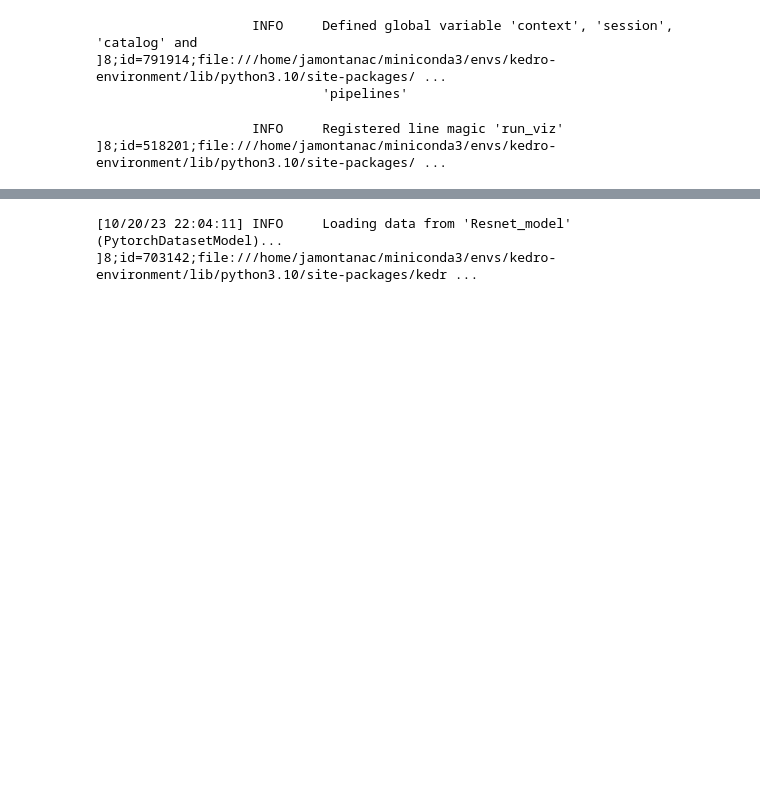
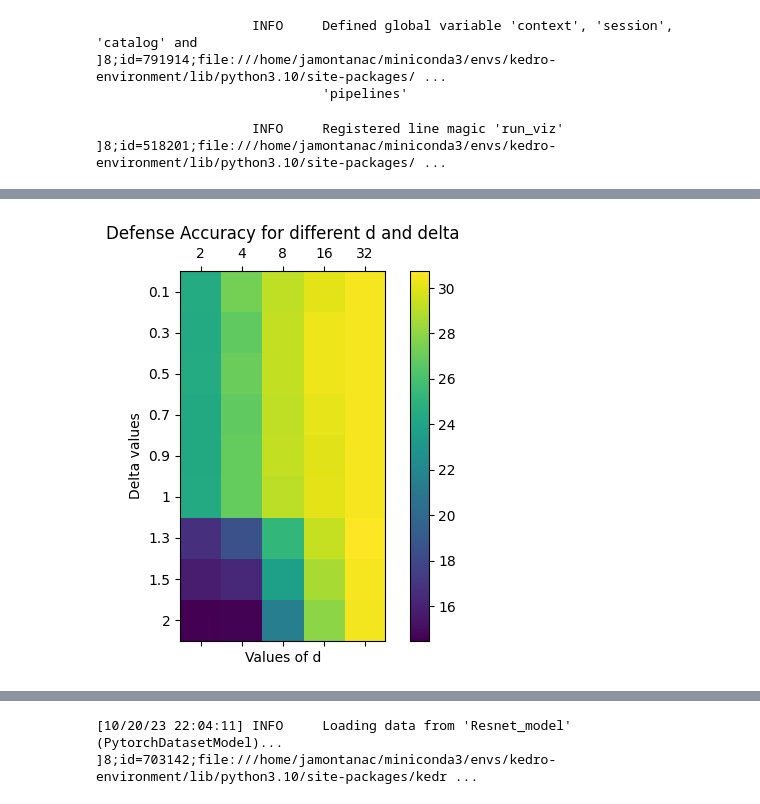
Before and after one commit to jamontanac/Fighting-Illutions, a Jupyter notebook: Fighting-Illutions/notebooks/Generating_defenses.ipynb, the cells around one changed output, grey strips where cells are left out. Drawn from its saved outputs; the diff is of its cells as text; code cells hidden in the pictures; blank space fills up the shorter version.

```diff
--- a/Fighting-Illutions/notebooks/Generating_defenses.ipynb
+++ b/Fighting-Illutions/notebooks/Generating_defenses.ipynb
@@ -177,8 +177,9 @@ for model_ref in models:
     for attack in attacks:
         adver = catalog.load(f'{model_ref}_Adversarial_{attack}@Dataset')
         # Create the dataset
-        transform_fn = ResizePadTransform(ratio=0.9)
-        dataset = AdversarialDataset(adver, transform=transform_fn)
+        # transform_fn = ResizePadTransform(ratio=0.9)
+        transform_fn = DistortTransform(d=4, delta=0.5)
+
         # Create the DataLoader
         batch_size = 512  # or any other desired batch size
         dataloader = DataLoader(dataset, batch_size=batch_size, shuffle=True)
@@ -236,0 +231,55 @@ for model_ref in models:
+# %%
+device = torch.device("cuda" if torch.cuda.is_available() else "cpu")
+# attacks = ["DeepFool", "CarliniL2", "FSGM", "PGD"]
+# models = ['Resnet_model','Regnet_x_model','Regnet_y_model']
+classes = ['airplane', 'automobile', 'bird', 'cat', 'deer', 'dog', 'frog', 'horse', 'ship', 'truck']
+# for model_ref in models:
+model_ref = "Resnet_model"
+attack = "DeepFool"
+model = catalog.load(f"{model_ref}")
+    # for attack in attacks:
+adver = catalog.load(f'{model_ref}_Adversarial_{attack}@Dataset')
+# Create the dataset
+d_values = [2, 4, 8, 16, 32]
+delta_values = [0.1, 0.3, 0.5, 0.7, 0.9, 1, 1.3 ,1.5, 2]
+results = np.zeros((len(delta_values), len(d_values)))
+
+for i, d in enumerate(d_values):
+    for j, delta in enumerate(delta_values):
+
+        transform_fn = DistortTransform(d=d, delta=delta)
+        dataset = AdversarialDataset(adver, transform=transform_fn)
+        dataloader = DataLoader(dataset, batch_size=batch_size, shuffle=True)
+
+        model_classifier= init_model(model)
+        model_classifier.eval()# we ran only inference for tested data
+        correct_defense = 0
+        total = 0
+
+        for batch in dataloader:
+            images, real_labels = batch["examples"], batch["real_labels"]
+            images, real_labels = images.to(device), real_labels.to(device)
+
+            with torch.no_grad():
+                outputs = model_classifier(images)
+                _, predicted = torch.max(outputs.data, 1)
+                total += real_labels.size(0)
+                correct_defense += (predicted == real_labels).sum().item()
+
+        defense_accuracy = correct_defense * 100 / total
+        results[j, i] = defense_accuracy
+# Plot the results
+fig, ax = plt.subplots()
+cax = ax.matshow(results, cmap='viridis')
+fig.colorbar(cax)
+
+ax.set_xticks(np.arange(len(d_values)))
+ax.set_yticks(np.arange(len(delta_values)))
+ax.set_xticklabels(d_values)
+ax.set_yticklabels(delta_values)
+ax.set_xlabel('Values of d')
+ax.set_ylabel('Delta values')
+ax.set_title('Defense Accuracy for different d and delta')
+
+plt.show()
+# %% [output]
@@ -236,0 +290 @@ for model_ref in models:
+[figure, added]
```
Also changed, not shown: parts of 4 cells of this notebook, 3 other files.
